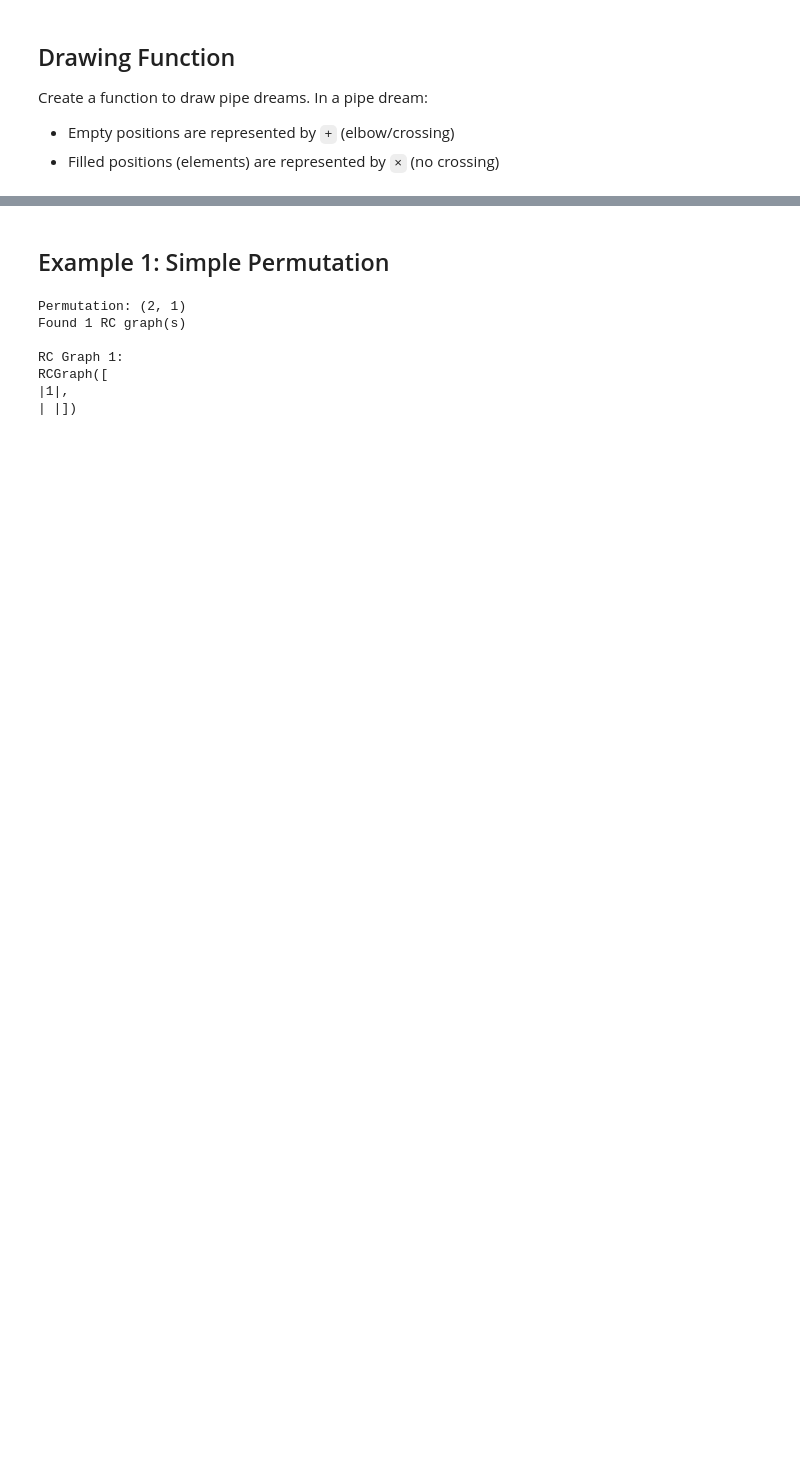
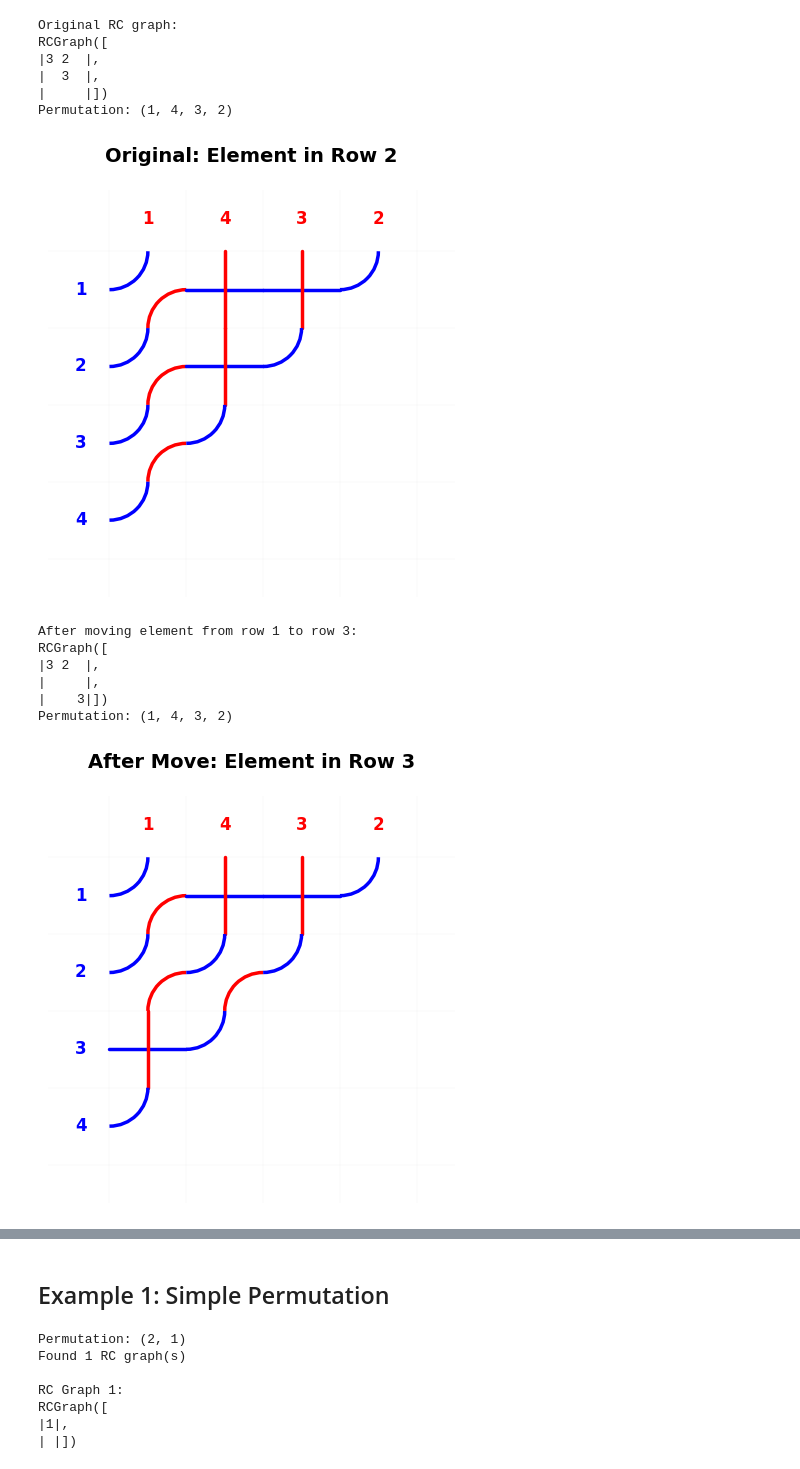
Before and after one commit to matthematics/schubmult, a Jupyter notebook: visualize_pipe_dreams.ipynb, the cells around one changed output, grey strips where cells are left out. Cells and saved outputs as stored; diff of their text form; code cells hidden in the pictures; blank space fills up the shorter version.

Commit message:
Update pipe dream drawing

```diff
--- a/visualize_pipe_dreams.ipynb
+++ b/visualize_pipe_dreams.ipynb
@@ -5,9 +5,50 @@ sys.path.insert(0, '/home/matthematics/schubmult/src')
 
 from schubmult import Permutation, RCGraph
 from schubmult.visualization import draw_pipe_dream
-# %% [markdown]
-## Drawing Function
-
-Create a function to draw pipe dreams. In a pipe dream:
-- Empty positions are represented by `+` (elbow/crossing)
-- Filled positions (elements) are represented by `×` (no crossing)
+# %%
+# Original RC graph with element in row 1
+rc1 = RCGraph([(3,2,),(3,),()])
+print("Original RC graph:")
+print(rc1)
+print(f"Permutation: {rc1.perm}")
+draw_pipe_dream(rc1, title="Original: Element in Row 2", top_labeled=True, flip_horizontal=False)
+plt.show()
+
+# Modified RC graph with element moved to row 3
+rc2 = RCGraph([(3,2),(),(3,)])
+print("\nAfter moving element from row 1 to row 3:")
+print(rc2)
+print(f"Permutation: {rc2.perm}")
+draw_pipe_dream(rc2, title="After Move: Element in Row 3", top_labeled=True, flip_horizontal=False)
+plt.show()
+
+
+rc2 = RCGraph([(3,1),(2,),(3,)])
+print("\nInsert with bumping:")
+print(rc2)
+print(f"Permutation: {rc2.perm}")
+draw_pipe_dream(rc2, title="Insert into row 2 with bumping", top_labeled=True, flip_horizontal=False)
+plt.show()
+
+
+rc2 = RCGraph([(3,1),(2,),()])
+print("\nInsert with bumping:")
+print(rc2)
+print(f"Permutation: {rc2.perm}")
+draw_pipe_dream(rc2, title="Behold the transition", top_labeled=True, flip_horizontal=False)
+plt.show()
+# %% [output]
+Original RC graph:
+RCGraph([
+|3 2  |,
+|  3  |,
+|     |])
+Permutation: (1, 4, 3, 2)
+[figure, added]
+After moving element from row 1 to row 3:
+RCGraph([
+|3 2  |,
+|     |,
+|    3|])
+Permutation: (1, 4, 3, 2)
+[figure, added]
```
Also changed, not shown: parts of 2 cells of this notebook, 1 other file.
